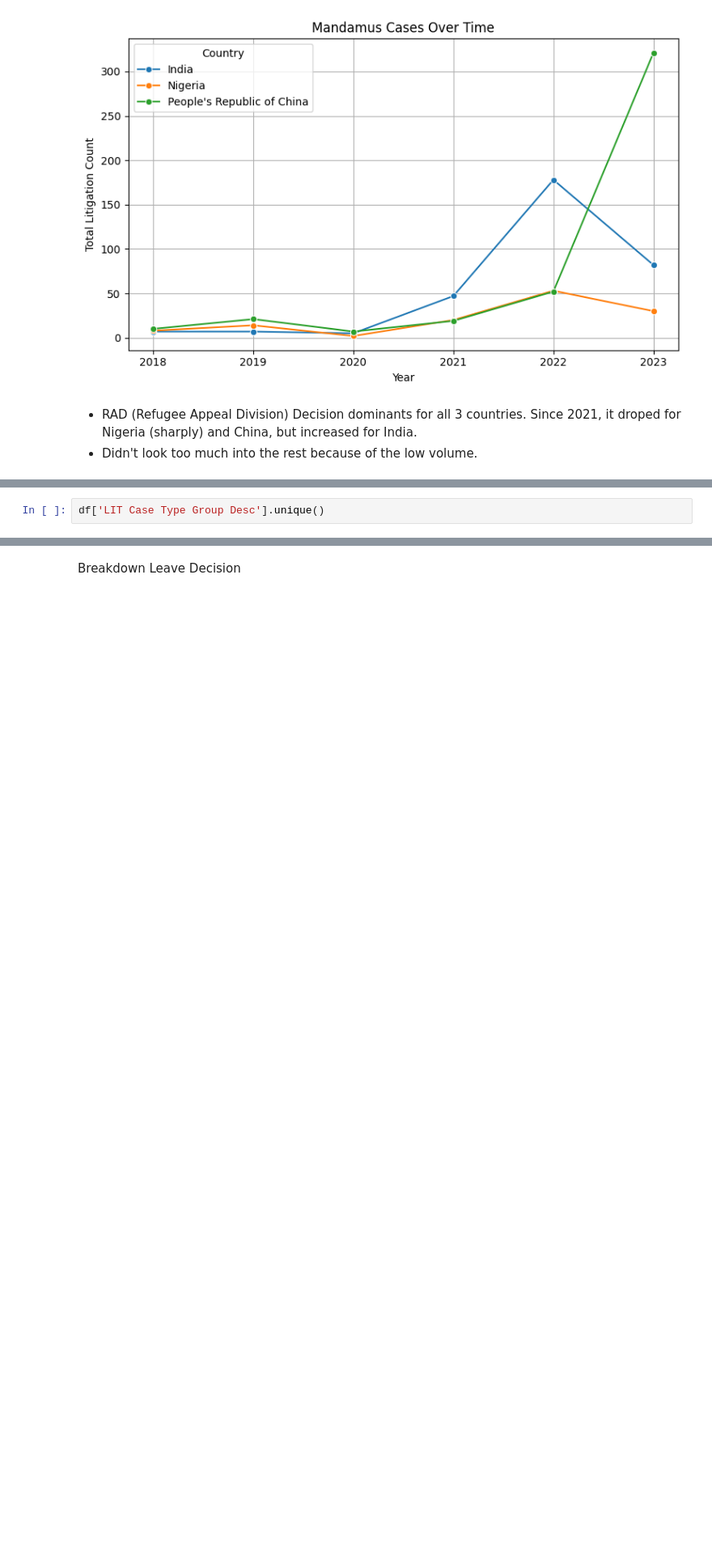
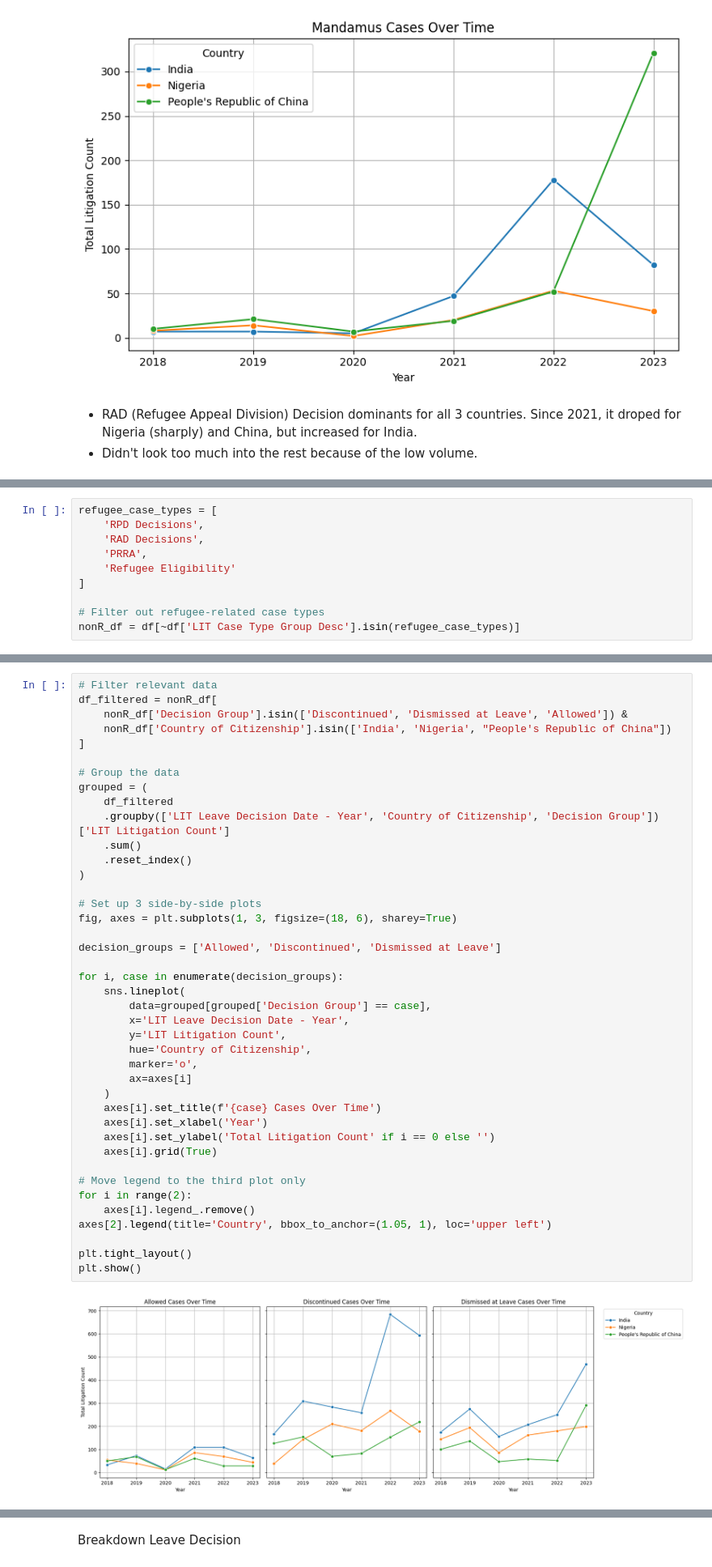
Before and after one commit to ismailbhinder/Public-Transparency-for-Immigration-Law-Canada, a Jupyter notebook: notebooks/EDA litigation case data.ipynb, the cells around one changed output, grey strips where cells are left out. Shown at 81% size. Cells and saved outputs as stored; diff of their text form; blank space fills up the shorter version.

Commit message:
excluded refugee cases

```diff
--- a/notebooks/EDA litigation case data.ipynb
+++ b/notebooks/EDA litigation case data.ipynb
@@ -620,2 +622,10 @@ for case_type in included_case_types:
 # %%
-df['LIT Case Type Group Desc'].unique()
+refugee_case_types = [
+    'RPD Decisions',
+    'RAD Decisions',
+    'PRRA',
+    'Refugee Eligibility'
+]
+
+# Filter out refugee-related case types
+nonR_df = df[~df['LIT Case Type Group Desc'].isin(refugee_case_types)]
@@ -627,0 +634,43 @@ array(['RAD Decisions', 'Removal Order', 'HC Decisions', 'RPD Decisions',
+# %%
+# Filter relevant data
+df_filtered = nonR_df[
+    nonR_df['Decision Group'].isin(['Discontinued', 'Dismissed at Leave', 'Allowed']) &
+    nonR_df['Country of Citizenship'].isin(['India', 'Nigeria', "People's Republic of China"])
+]
+
+# Group the data
+grouped = (
+    df_filtered
+    .groupby(['LIT Leave Decision Date - Year', 'Country of Citizenship', 'Decision Group'])['LIT Litigation Count']
+    .sum()
+    .reset_index()
+)
+
+# Set up 3 side-by-side plots
+fig, axes = plt.subplots(1, 3, figsize=(18, 6), sharey=True)
+
+decision_groups = ['Allowed', 'Discontinued', 'Dismissed at Leave']
+
+for i, case in enumerate(decision_groups):
+    sns.lineplot(
+        data=grouped[grouped['Decision Group'] == case],
+        x='LIT Leave Decision Date - Year',
+        y='LIT Litigation Count',
+        hue='Country of Citizenship',
+        marker='o',
+        ax=axes[i]
+    )
+    axes[i].set_title(f'{case} Cases Over Time')
+    axes[i].set_xlabel('Year')
+    axes[i].set_ylabel('Total Litigation Count' if i == 0 else '')
+    axes[i].grid(True)
+
+# Move legend to the third plot only
+for i in range(2):
+    axes[i].legend_.remove()
+axes[2].legend(title='Country', bbox_to_anchor=(1.05, 1), loc='upper left')
+
+plt.tight_layout()
+plt.show()
+# %% [output]
+[figure, added]
```
Also changed, not shown: parts of 25 cells of this notebook.
